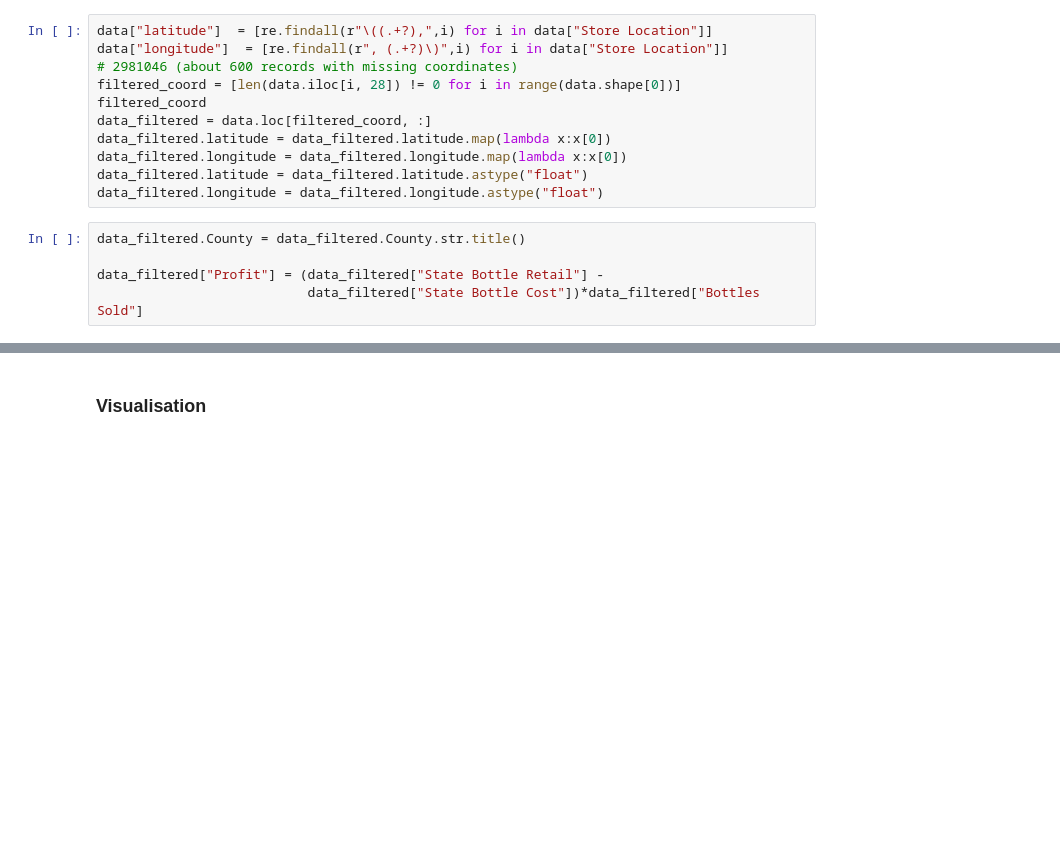
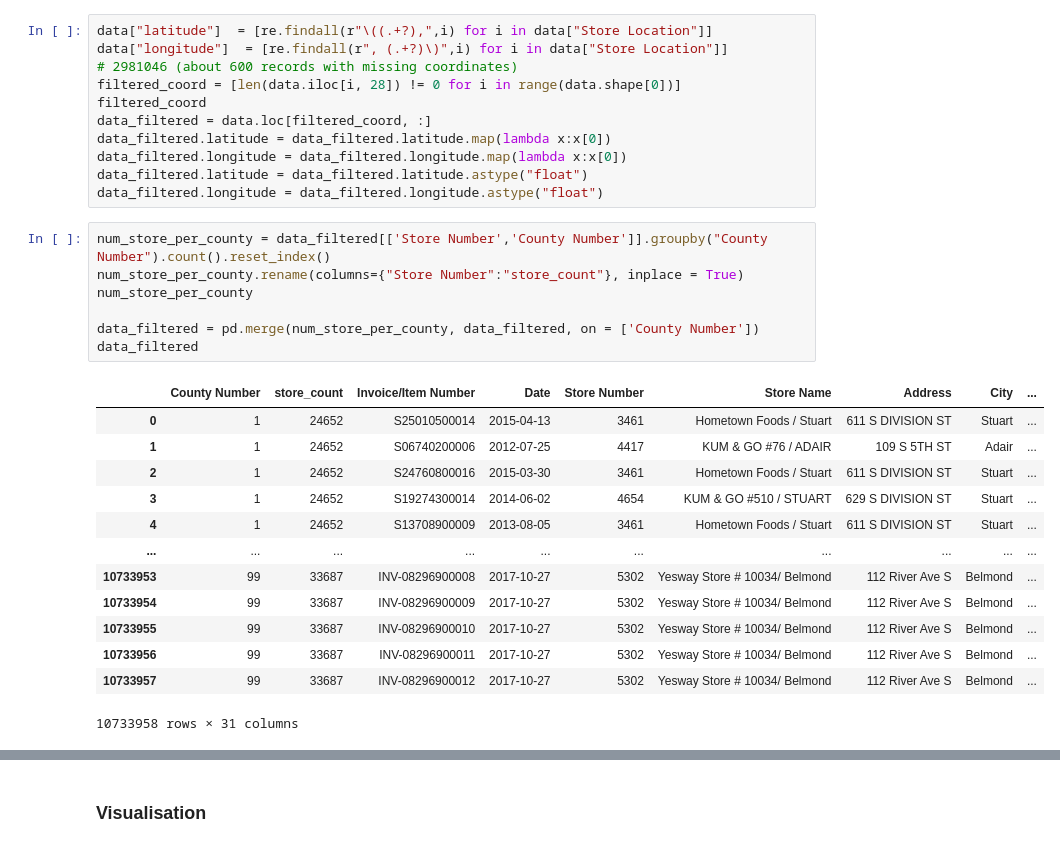
Before and after one commit to MelodyJIN-Y/MAST30034FinalProject, a Jupyter notebook: Final_project_new.ipynb, the cells around one changed output, grey strips where cells are left out. Cells and saved outputs as stored; diff of their text form; blank space fills up the shorter version.

```diff
--- a/Final_project_new.ipynb
+++ b/Final_project_new.ipynb
@@ -173,11 +169,27 @@ data_filtered.latitude = data_filtered.latitude.map(lambda x:x[0])
 data_filtered.longitude = data_filtered.longitude.map(lambda x:x[0])
 data_filtered.latitude = data_filtered.latitude.astype("float")
 data_filtered.longitude = data_filtered.longitude.astype("float")
-# %%
-data_filtered.County = data_filtered.County.str.title()
-
-data_filtered["Profit"] = (data_filtered["State Bottle Retail"] -
-                           data_filtered["State Bottle Cost"])*data_filtered["Bottles Sold"]
+# %%
+num_store_per_county = data_filtered[['Store Number','County Number']].groupby("County Number").count().reset_index()
+num_store_per_county.rename(columns={"Store Number":"store_count"}, inplace = True)
+num_store_per_county
+
+data_filtered = pd.merge(num_store_per_county, data_filtered, on = ['County Number'])
+data_filtered
+# %% [output]
+|  | County Number | store_count | Invoice/Item Number | Date | Store Number | Store Name | Address | City | ... |
+| 0 | 1 | 24652 | S25010500014 | 2015-04-13 | 3461 | Hometown Foods / Stuart | 611 S DIVISION ST | Stuart | ... |
+| 1 | 1 | 24652 | S06740200006 | 2012-07-25 | 4417 | KUM & GO #76 / ADAIR | 109 S 5TH ST | Adair | ... |
+| 2 | 1 | 24652 | S24760800016 | 2015-03-30 | 3461 | Hometown Foods / Stuart | 611 S DIVISION ST | Stuart | ... |
+| 3 | 1 | 24652 | S19274300014 | 2014-06-02 | 4654 | KUM & GO #510 / STUART | 629 S DIVISION ST | Stuart | ... |
+| 4 | 1 | 24652 | S13708900009 | 2013-08-05 | 3461 | Hometown Foods / Stuart | 611 S DIVISION ST | Stuart | ... |
+| ... | ... | ... | ... | ... | ... | ... | ... | ... | ... |
+| 10733953 | 99 | 33687 | INV-08296900008 | 2017-10-27 | 5302 | Yesway Store # 10034/ Belmond | 112 River Ave S | Belmond | ... |
+| 10733954 | 99 | 33687 | INV-08296900009 | 2017-10-27 | 5302 | Yesway Store # 10034/ Belmond | 112 River Ave S | Belmond | ... |
+| 10733955 | 99 | 33687 | INV-08296900010 | 2017-10-27 | 5302 | Yesway Store # 10034/ Belmond | 112 River Ave S | Belmond | ... |
+| 10733956 | 99 | 33687 | INV-08296900011 | 2017-10-27 | 5302 | Yesway Store # 10034/ Belmond | 112 River Ave S | Belmond | ... |
+| 10733957 | 99 | 33687 | INV-08296900012 | 2017-10-27 | 5302 | Yesway Store # 10034/ Belmond | 112 River Ave S | Belmond | ... |
+10733958 rows × 31 columns
 # %%
 data_filtered.columns
 # %% [output]
```
Also changed, not shown: parts of 40 cells of this notebook.
